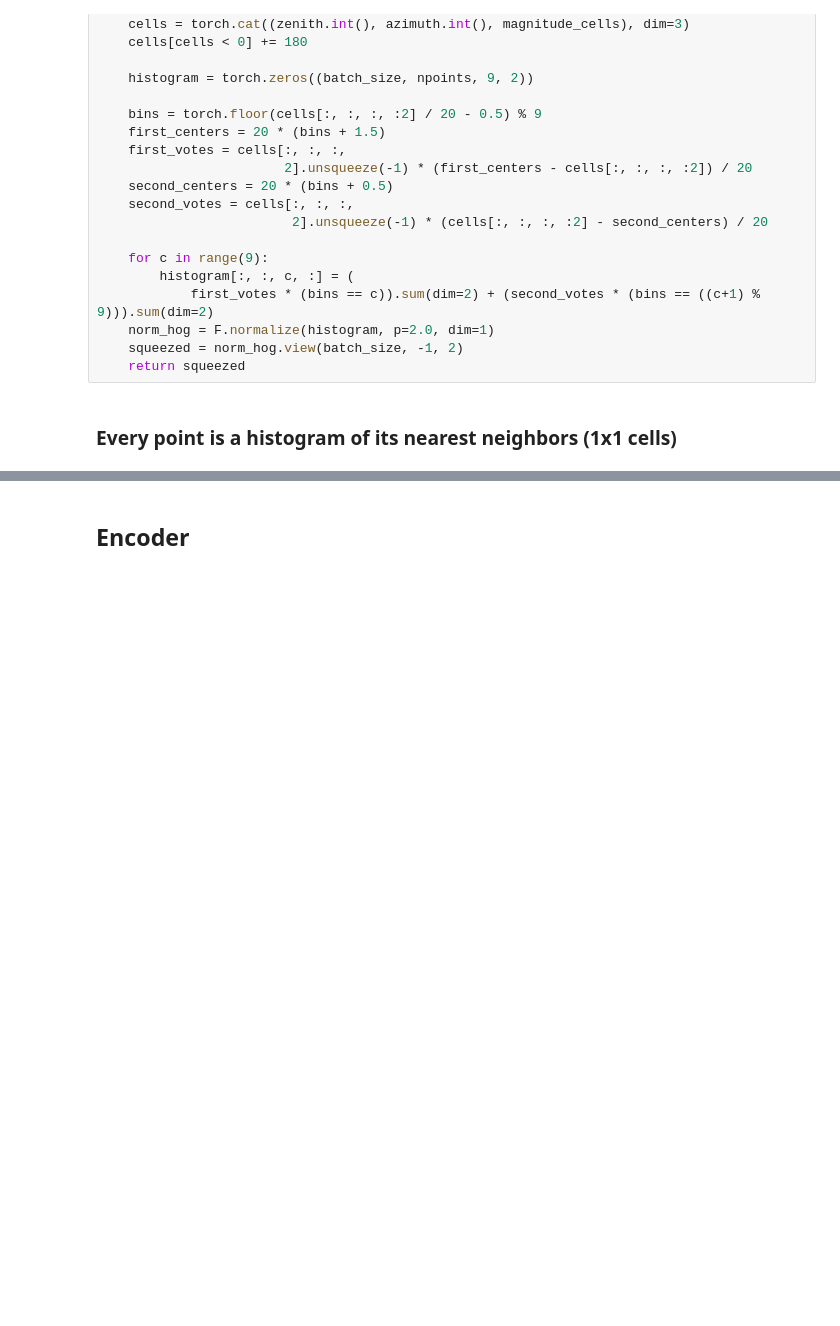
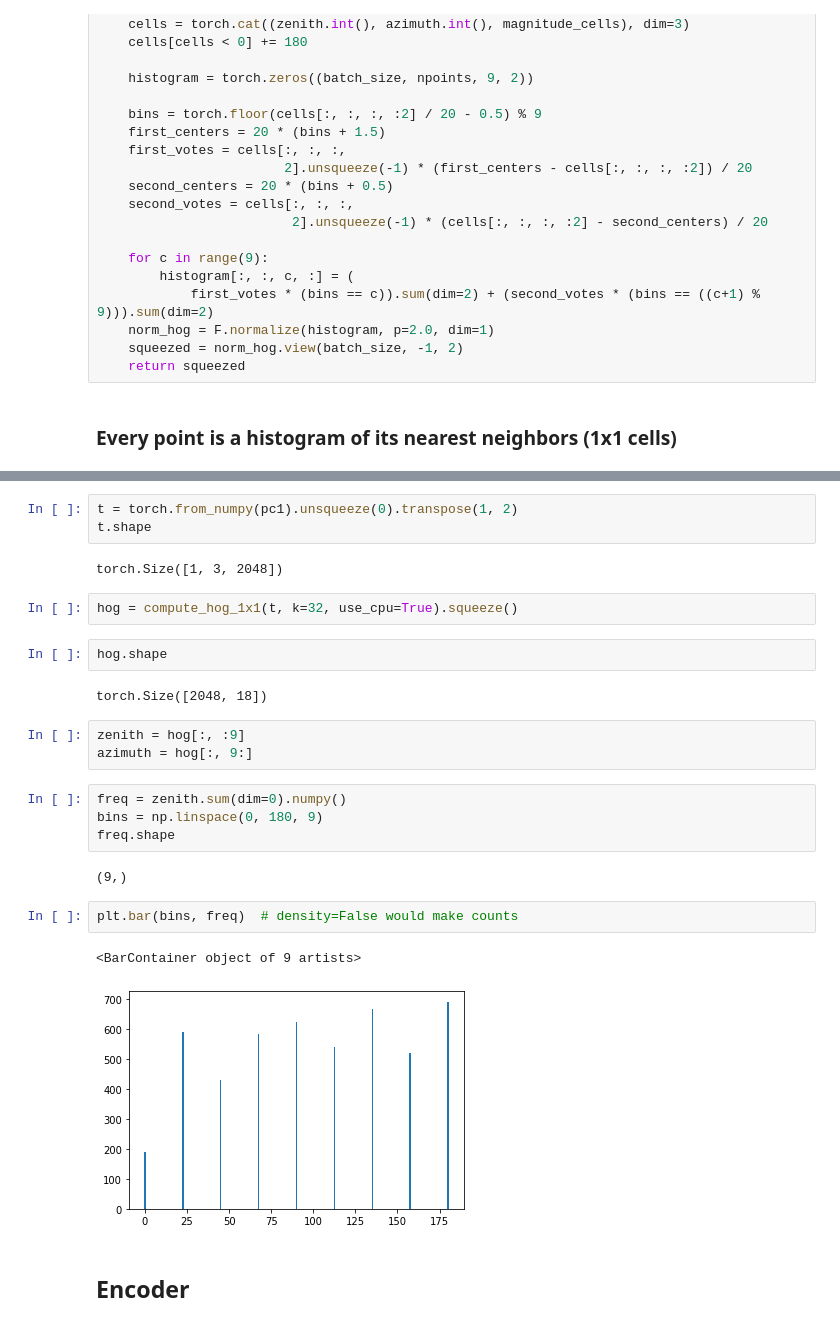
Before and after one commit to QasimKhan5x/dgcnn.pytorch, a Jupyter notebook: test.ipynb, the cells around one changed output, grey strips where cells are left out. Drawn from its saved outputs; the diff is of its cells as text; blank space fills up the shorter version.

```diff
--- a/test.ipynb
+++ b/test.ipynb
@@ -395,3 +366,28 @@ cells = torch.cat((zenith.int(), azimuth.int(), magnitudes_nn), dim=-1)
+# %%
+t = torch.from_numpy(pc1).unsqueeze(0).transpose(1, 2)
+t.shape
+# %% [output]
+torch.Size([1, 3, 2048])
+# %%
+hog = compute_hog_1x1(t, k=32, use_cpu=True).squeeze()
+# %%
+hog.shape
+# %% [output]
+torch.Size([2048, 18])
+# %%
+zenith = hog[:, :9]
+azimuth = hog[:, 9:]
+# %%
+freq = zenith.sum(dim=0).numpy()
+bins = np.linspace(0, 180, 9)
+freq.shape
+# %% [output]
+(9,)
+# %%
+plt.bar(bins, freq)  # density=False would make counts
+# %% [output]
+<BarContainer object of 9 artists>
+[figure, added]
 # %% [markdown]
 ## Encoder
 # %% [markdown]
```
Also changed, not shown: parts of 6 cells of this notebook, 6 other files.
